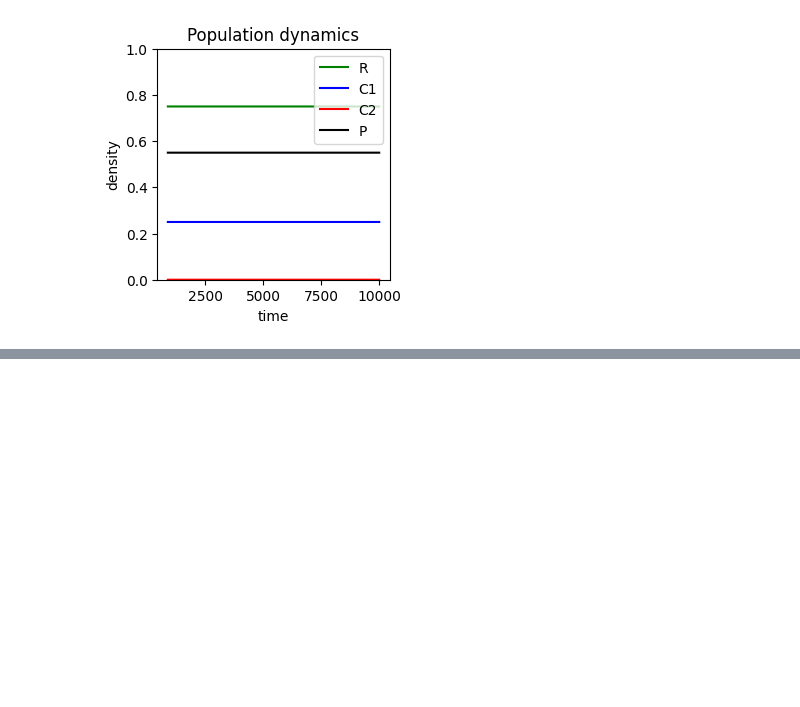
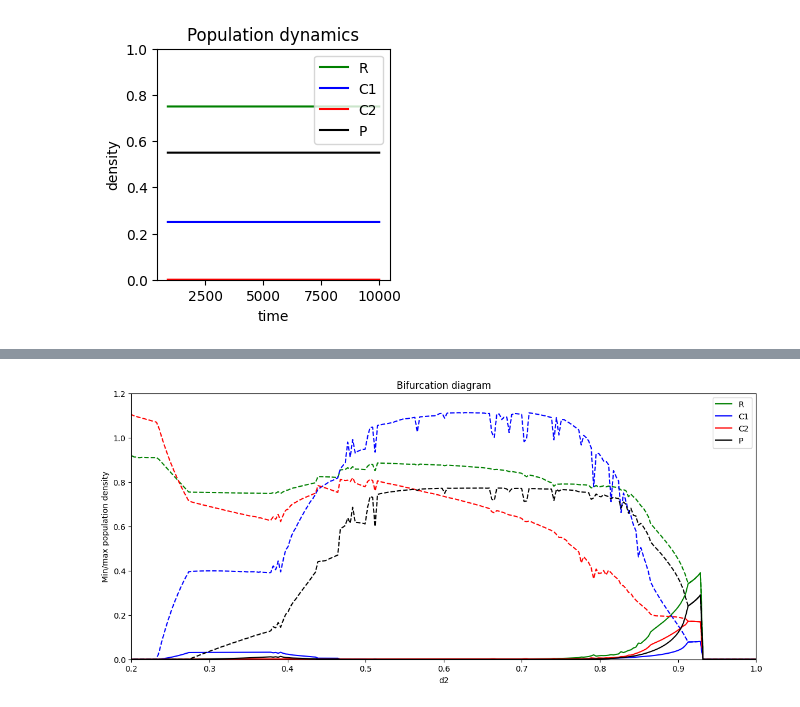
Before and after one commit to lizsukiss/relnonlin_predation, a Jupyter notebook: notebooks/explore_dynamics.ipynb, the cells around one changed output, grey strips where cells are left out. Saved outputs shown, nothing was run; the diff lists cells and outputs as text; code cells hidden in the pictures; blank space fills up the shorter version.

```diff
--- a/notebooks/explore_dynamics.ipynb
+++ b/notebooks/explore_dynamics.ipynb
@@ -22,0 +173,88 @@ plot_individual_case(params)
+# %%
+# Bifurcation diagram along d2 in the linsatpred model
+from utils import get_grid
+
+a1 = 1
+a2 = 8
+aP = 1
+h2 = 0.5
+dP = 0.25
+resolution = 502
+d1 = 0.100
+
+d2 = get_grid(a2, h2, resolution)
+
+max_densities = np.zeros((resolution, 4))
+min_densities = np.zeros((resolution, 4))
+G1_Rstar = np.zeros(resolution)
+G2_Rstar = np.zeros(resolution)
+G1_C1 = np.zeros(resolution)
+G2_C1 = np.zeros(resolution)
+G1_C2 = np.zeros(resolution)
+G2_C2 = np.zeros(resolution)
+G1_P = np.zeros(resolution)
+G2_P = np.zeros(resolution)
+
+# simulate for all d1 and d2 parameters
+first = True
+
+for id_d2 in range(resolution - 211, -1, -1):
+    print(d2[id_d2])
+    # Simulation of population dynamics
+
+    G_p = (a1-a2-(d1-d2[id_d2])*h2*a2)/(a1*h2*a2)
+    G_q = -(d1-d2[id_d2])/(a1*h2*a2)
+    G1_Rstar[id_d2] = -G_p/2 + np.sqrt(G_p**2/4-G_q)
+    G2_Rstar[id_d2] = -G_p/2 - np.sqrt(G_p**2/4-G_q)
+    G1_C2[id_d2] = (G1_Rstar[id_d2]+a1*dP/aP-1)/(a1-a2/(1+h2*a2*G1_Rstar[id_d2]))
+    G2_C2[id_d2] = (G2_Rstar[id_d2]+a1*dP/aP-1)/(a1-a2/(1+h2*a2*G2_Rstar[id_d2]))
+    G1_C1[id_d2] = dP/aP-G1_C2[id_d2]
+    G2_C1[id_d2] = dP/aP-G2_C2[id_d2]
+    G1_P[id_d2] = (a1*G1_Rstar[id_d2]-d1)/aP
+    G2_P[id_d2] = (a1*G2_Rstar[id_d2]-d1)/aP
+
+    init = [G2_Rstar[id_d2],G2_C1[id_d2],G2_C2[id_d2],G2_P[id_d2]] + np.random.rand(4)/10
+
+    if all(i >= 0 for i in init):
+        if first:
+            initial_density = init
+            first = False
+
+    tend  = 60000
+    tstep = 0.1
+    time_array = np.arange(0, tend, tstep) # time for simulation
+    simulation_params = {'a1':a1, 'a2':a2, 'aP':aP, 'h1':0, 'h2':h2,
+                        'hP':0, 'd1':d1, 'd2':d2[id_d2], 'dP':dP}
+
+    filename = f'../results/timeseries/timeseries_RC1C2P_linsatpred_{simulation_params["a1"]}_{simulation_params["a2"]}_{simulation_params["aP"]}_{simulation_params["h2"]}_{simulation_params["d1"]}_{simulation_params["d2"]}_{simulation_params["dP"]}.npz'
+
+    full_system_partial = lambda density, time: full_system(density, time, simulation_params)
+    density_timeseries = simulate_and_save(
+        filename=filename,
+        ode_func=full_system_partial,
+        x0=initial_density,
+        t=time_array,
+        params=simulation_params
+    )
+
+    max_densities[id_d2] = np.max(density_timeseries[50000:, :], axis=0) # maximum population density after transient dynamics
+    min_densities[id_d2] = np.min(density_timeseries[50000:, :], axis=0) # minimum population density after transient dynamics
+    initial_density = density_timeseries[-1, :] + 0.001*np.random.rand(4)
+
+plt.figure(figsize=(14, 6))
+plt.plot(d2, max_densities[:, 0], 'g', linestyle='dashed')
+plt.plot(d2, min_densities[:, 0], 'g', label=['R'], linestyle='solid')
+plt.plot(d2, max_densities[:, 1], 'b', linestyle='dashed')
+plt.plot(d2, min_densities[:, 1], 'b', label=['C1'], linestyle='solid')
+plt.plot(d2, max_densities[:, 2], 'r', linestyle='dashed')
+plt.plot(d2, min_densities[:, 2], 'r', label=['C2'], linestyle='solid')
+plt.plot(d2, max_densities[:, 3], 'k', linestyle='dashed')
+plt.plot(d2, min_densities[:, 3], 'k', label=['P'], linestyle='solid')
+plt.xlabel('d2')
+plt.ylabel('Min/max population density')
+plt.title('Bifurcation diagram')
+plt.xlim(0.2,1)#(0, a2/(1+h2*a2))
+plt.ylim(0, 1.2)
+plt.legend()
+plt.show()
+# %% [output]
@@ -22,0 +278 @@ plot_individual_case(params)
+[figure, added]
```
Also changed, not shown: parts of 10 cells of this notebook, 12 other files.
